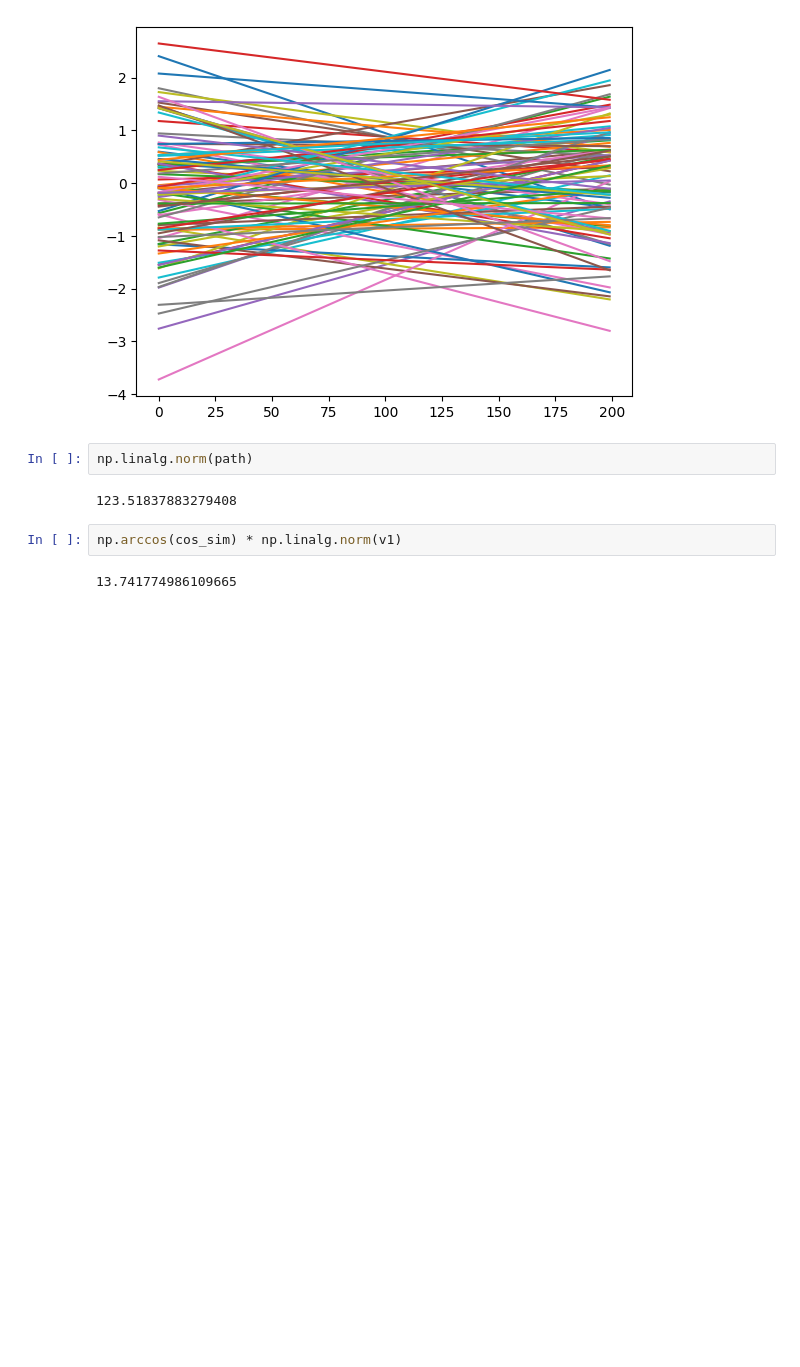
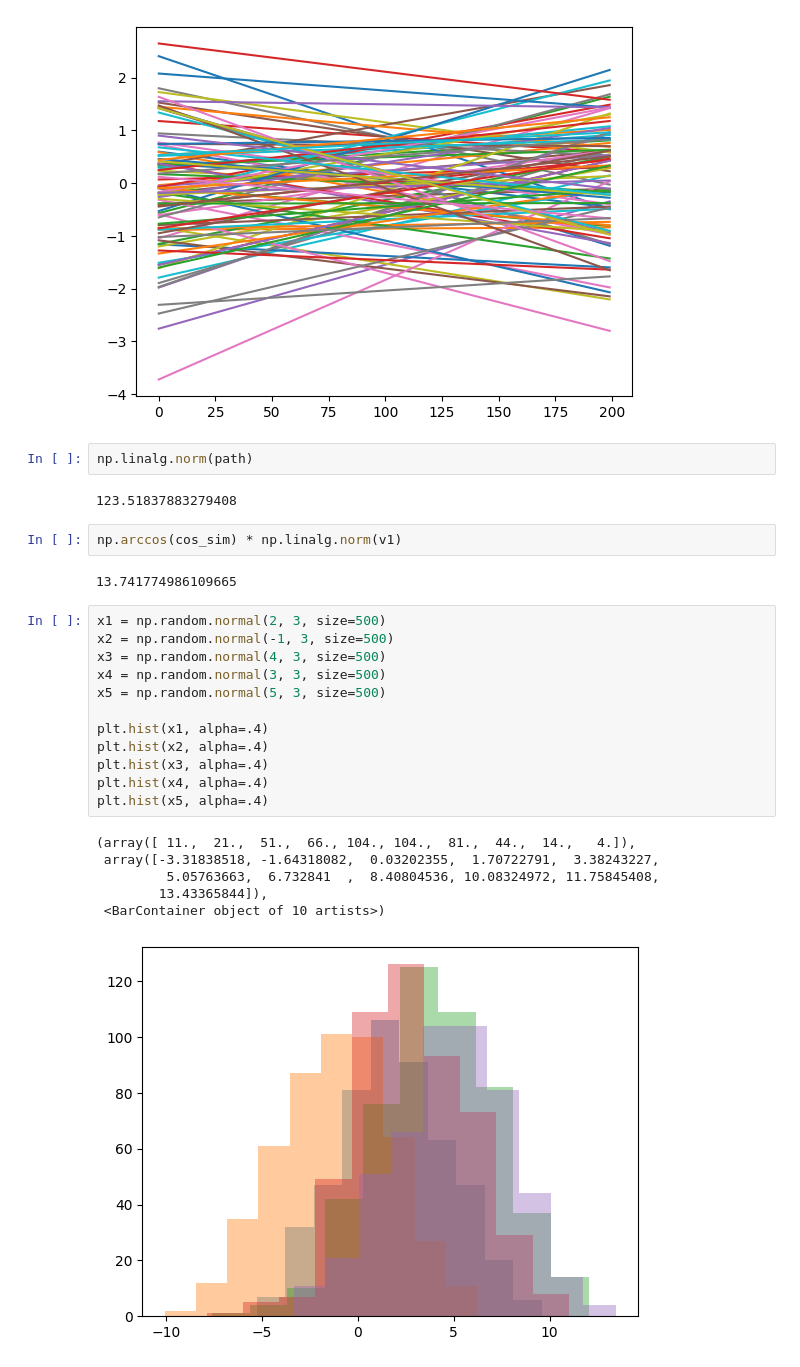
Before and after one commit to Janko-dev/data_analysis_and_machine_learning, a Jupyter notebook: notebooks/distributions.ipynb, the cells around one changed output. Cells and saved outputs as stored; diff of their text form; blank space fills up the shorter version.

```diff
--- a/notebooks/distributions.ipynb
+++ b/notebooks/distributions.ipynb
@@ -285,3 +285,22 @@ np.linalg.norm(path)
 np.arccos(cos_sim) * np.linalg.norm(v1)
 # %% [output]
 13.741774986109665
+# %%
+x1 = np.random.normal(2, 3, size=500)
+x2 = np.random.normal(-1, 3, size=500)
+x3 = np.random.normal(4, 3, size=500)
+x4 = np.random.normal(3, 3, size=500)
+x5 = np.random.normal(5, 3, size=500)
+
+plt.hist(x1, alpha=.4)
+plt.hist(x2, alpha=.4)
+plt.hist(x3, alpha=.4)
+plt.hist(x4, alpha=.4)
+plt.hist(x5, alpha=.4)
+# %% [output]
+(array([ 11.,  21.,  51.,  66., 104., 104.,  81.,  44.,  14.,   4.]),
+ array([-3.31838518, -1.64318082,  0.03202355,  1.70722791,  3.38243227,
+         5.05763663,  6.732841  ,  8.40804536, 10.08324972, 11.75845408,
+        13.43365844]),
+ <BarContainer object of 10 artists>)
+[figure, added]
```
Also changed, not shown: parts of 2 cells of this notebook, 2 other files.
